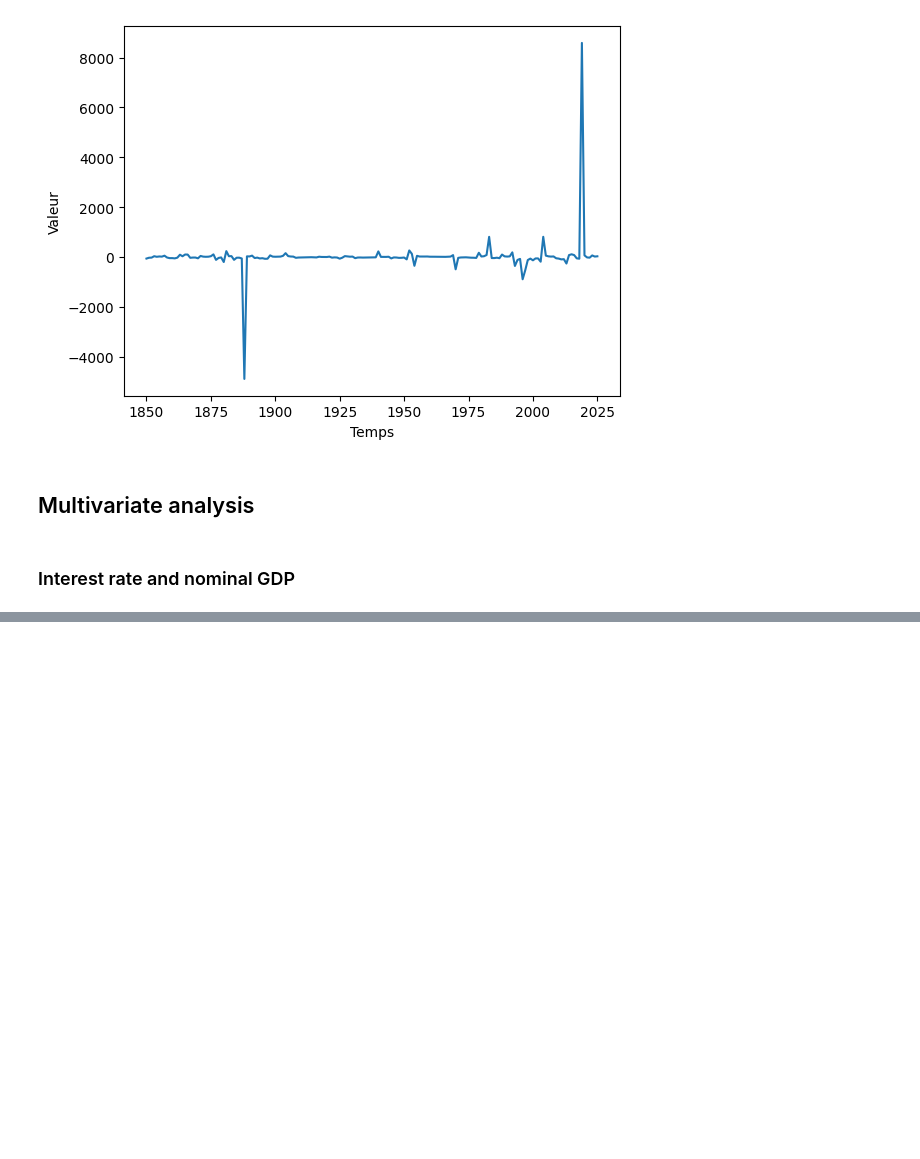
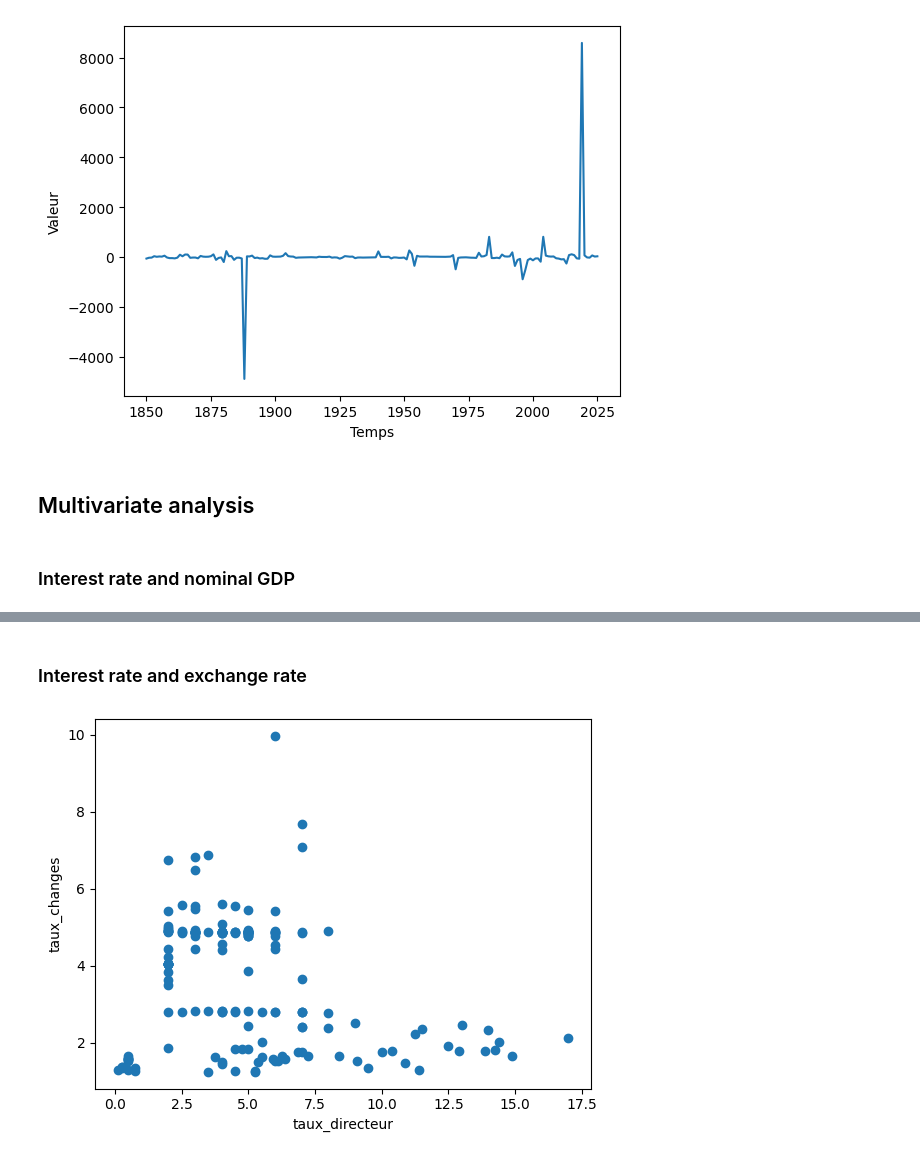
Before and after one commit to TimmGRT/Monetary-Policy-UK-1870-2025, a Jupyter notebook: CODE_ZONE/dorian_code/eda.ipynb, the cells around one changed output, grey strips where cells are left out. Cells and saved outputs as stored; diff of their text form; code cells hidden in the pictures; blank space fills up the shorter version.

```diff
--- a/CODE_ZONE/dorian_code/eda.ipynb
+++ b/CODE_ZONE/dorian_code/eda.ipynb
@@ -298,0 +299,6 @@ NameError: name 'scat' is not defined
+# %% [markdown]
+### Interest rate and exchange rate
+# %%
+scat(df, x="taux_directeur", y="taux_changes")
+# %% [output]
+[figure, added]
```
Also changed, not shown: parts of 5 cells of this notebook, 1 other file.
